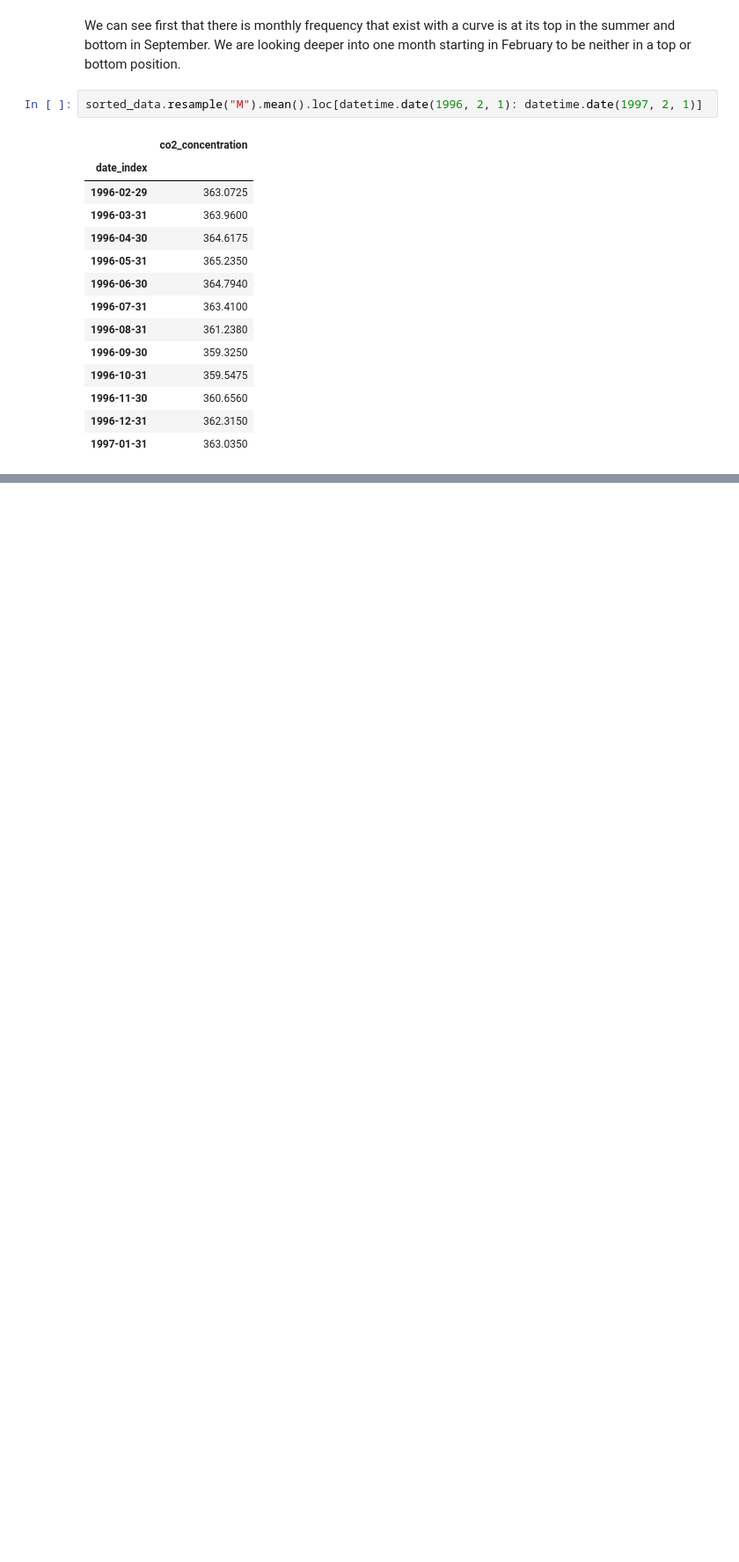
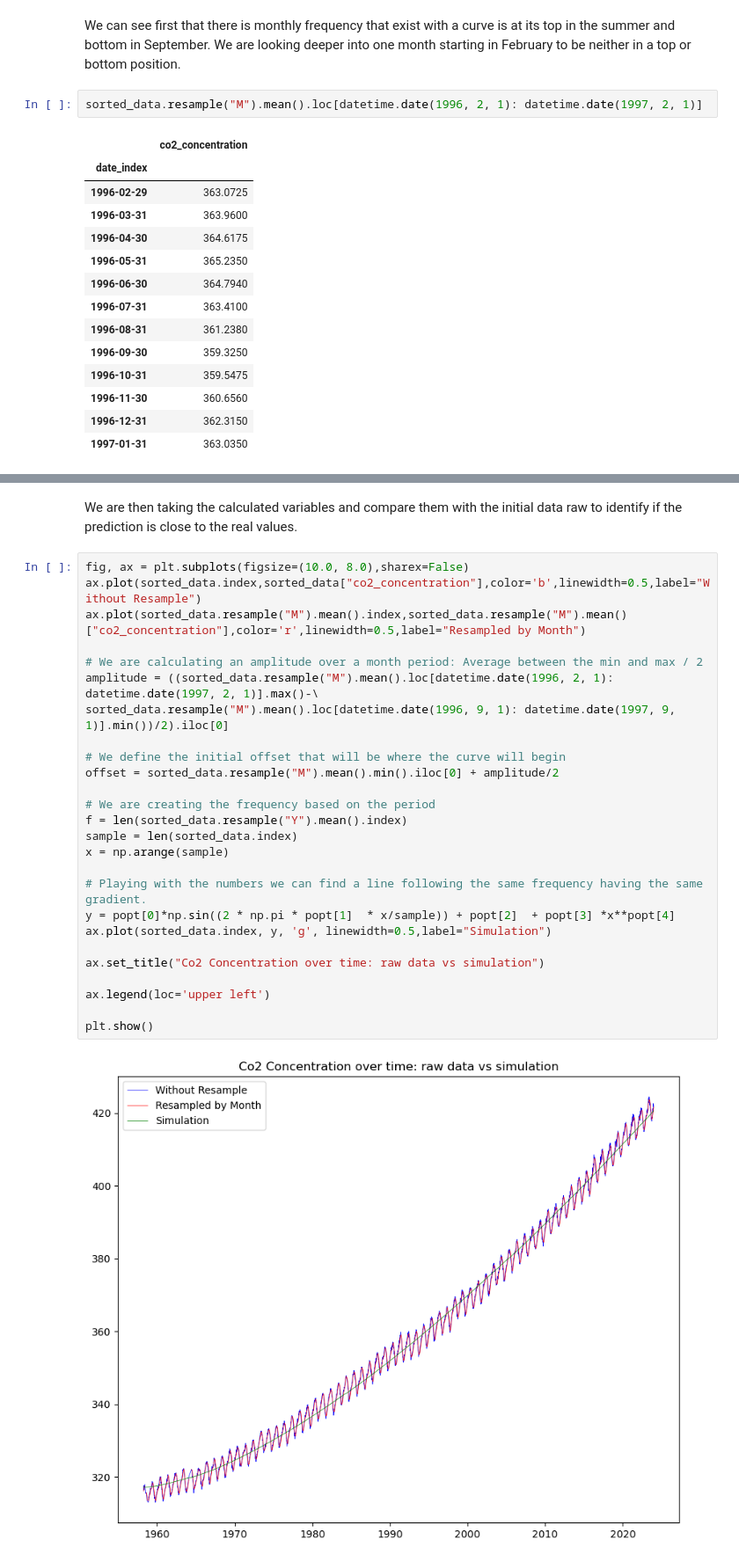
Before and after one commit to GrJa23/SMPE_2023, a Jupyter notebook: Exercises/Exercises_Mooc/Module3/CO2 Concentration In The Atmosphere/Code/20240115_CO2_concentration_in_the_Atmosphere_Since_1958.ipynb, the cells around one changed output, grey strips where cells are left out. Shown at 88% size. Saved outputs shown, nothing was run; the diff lists cells and outputs as text; blank space fills up the shorter version.

```diff
--- a/Exercises/Exercises_Mooc/Module3/CO2 Concentration In The Atmosphere/Code/20240115_CO2_concentration_in_the_Atmosphere_Since_1958.ipynb
+++ b/Exercises/Exercises_Mooc/Module3/CO2 Concentration In The Atmosphere/Code/20240115_CO2_concentration_in_the_Atmosphere_Since_1958.ipynb
@@ -309,0 +339,30 @@ Using the curve_fit function from the scipy package we can working in finding th
+# %% [markdown]
+We are then taking the calculated variables and compare them with the initial data raw to identify if the prediction is close to the real values.
+# %%
+fig, ax = plt.subplots(figsize=(10.0, 8.0),sharex=False)
+ax.plot(sorted_data.index,sorted_data["co2_concentration"],color='b',linewidth=0.5,label="Without Resample")
+ax.plot(sorted_data.resample("M").mean().index,sorted_data.resample("M").mean()["co2_concentration"],color='r',linewidth=0.5,label="Resampled by Month")
+
+# We are calculating an amplitude over a month period: Average between the min and max / 2
+amplitude = ((sorted_data.resample("M").mean().loc[datetime.date(1996, 2, 1): datetime.date(1997, 2, 1)].max()-\
+sorted_data.resample("M").mean().loc[datetime.date(1996, 9, 1): datetime.date(1997, 9, 1)].min())/2).iloc[0]
+
+# We define the initial offset that will be where the curve will begin
+offset = sorted_data.resample("M").mean().min().iloc[0] + amplitude/2
+
+# We are creating the frequency based on the period
+f = len(sorted_data.resample("Y").mean().index)
+sample = len(sorted_data.index)
+x = np.arange(sample)
+
+# Playing with the numbers we can find a line following the same frequency having the same gradient.
+y = popt[0]*np.sin((2 * np.pi * popt[1]  * x/sample)) + popt[2]  + popt[3] *x**popt[4]
+ax.plot(sorted_data.index, y, 'g', linewidth=0.5,label="Simulation")
+
+ax.set_title("Co2 Concentration over time: raw data vs simulation")
+
+ax.legend(loc='upper left')
+
+plt.show()
+# %% [output]
+[figure, added]
```
Also changed, not shown: parts of 14 cells of this notebook, 1 other file.
